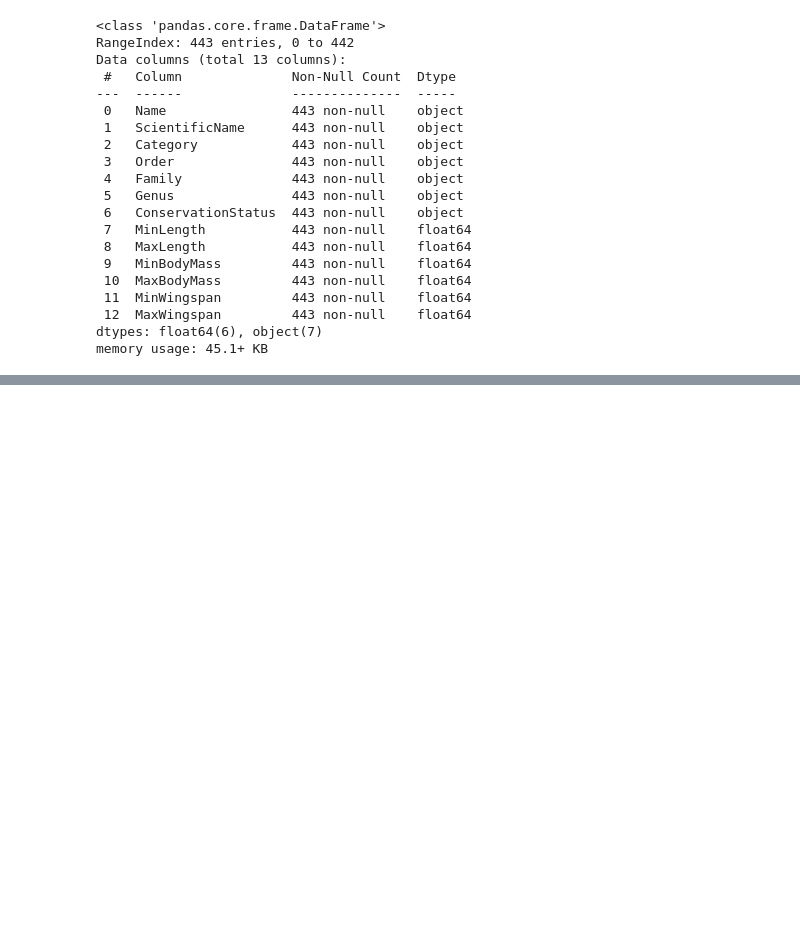
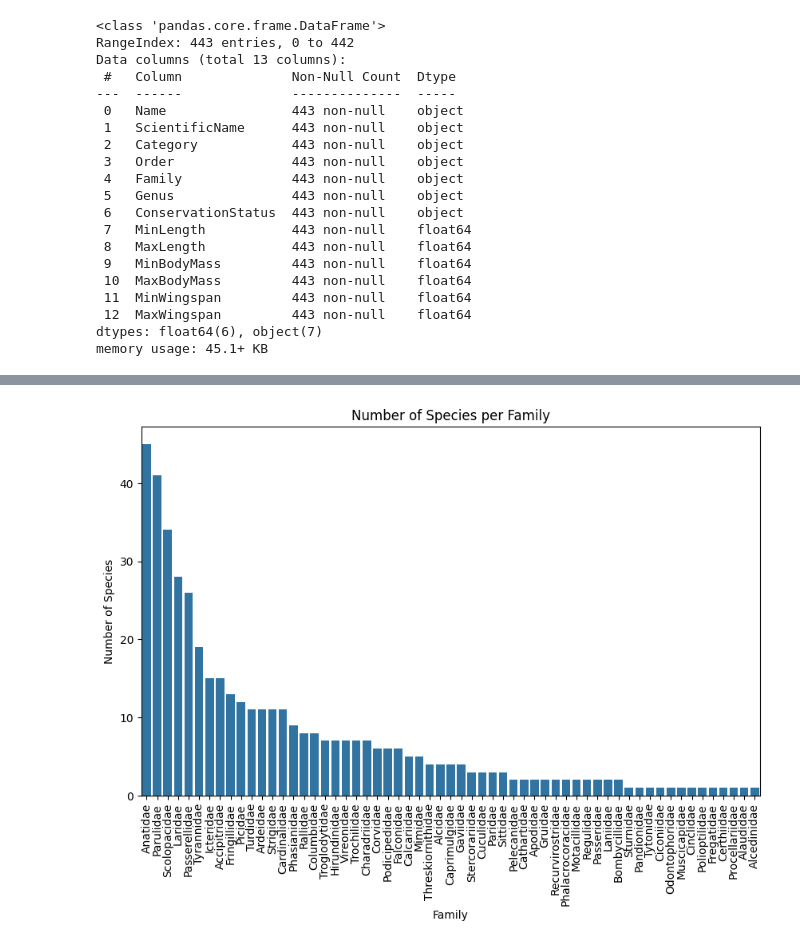
Before and after one commit to SeherKumsar/Ada-Lovelace-Veri-Bilimi-Akademisi, a Jupyter notebook: week-3/group_project.ipynb, the cells around one changed output, grey strips where cells are left out. Drawn from its saved outputs; the diff is of its cells as text; code cells hidden in the pictures; blank space fills up the shorter version.

```diff
--- a/week-3/group_project.ipynb
+++ b/week-3/group_project.ipynb
@@ -9,5 +9,5 @@ from matplotlib import patches as mpatches
 base_url = "../data/"
 data = base_url + "birds.csv"
 # %%
-df = pd.read_csv(data)
+birds = pd.read_csv(data)
 # %%
@@ -44,0 +90,15 @@ memory usage: 45.1+ KB
+# %%
+family_counts = birds["Family"].value_counts()
+# Seri -> Dataframe
+family_counts_df = pd.DataFrame({'Family': family_counts.index, 'SpeciesCount': family_counts.values})
+
+# Plotting
+plt.figure(figsize=(10, 6))
+sns.barplot(x='Family', y='SpeciesCount', data=family_counts_df)
+plt.xticks(rotation=90)
+plt.xlabel('Family')
+plt.ylabel('Number of Species')
+plt.title('Number of Species per Family')
+plt.show()
+# %% [output]
+[figure, added]
```
Also changed, not shown: parts of 11 cells of this notebook.
